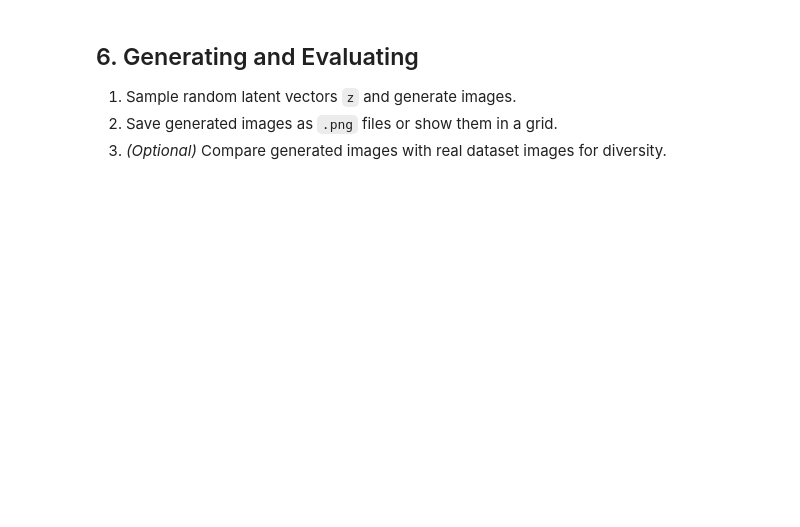
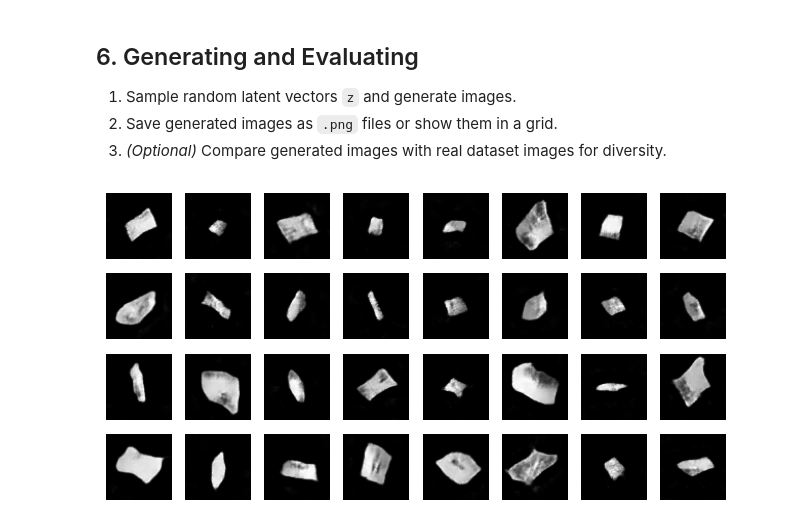
Before and after one commit to Floriannee/Deep_Generative_Models_GAN, a Jupyter notebook: TP_2_1_GAN_Lego.ipynb, the cells around one changed output. Saved outputs shown, nothing was run; the diff lists cells and outputs as text; code cells hidden in the pictures; blank space fills up the shorter version.

```diff
--- a/TP_2_1_GAN_Lego.ipynb
+++ b/TP_2_1_GAN_Lego.ipynb
@@ -186,9 +217,9 @@ generator = Generator().to(DEVICE)
 3. **Optional:** Add small noise to the labels so the discriminator does not overpower the generator.
 # %%
 # Losses & Optimizers
-criterion = nn.xxx()  # Binary Cross Entropy
-d_optimizer = xxx.xxx(xxx.parameters(), lr=LEARNING_RATE, betas=(BETA1, BETA2))
-g_optimizer = optim.Adam(xxx.parameters(), lr=LEARNING_RATE, betas=(BETA1, BETA2))
+criterion = nn.BCELoss()  # Binary Cross Entropy
+d_optimizer = optim.Adam(critic.parameters(), lr=LEARNING_RATE, betas=(BETA1, BETA2))
+g_optimizer = optim.Adam(generator.parameters(), lr=LEARNING_RATE, betas=(BETA1, BETA2))
 # %% [markdown]
 ### 3.1 Training Loop
 
@@ -212,26 +243,26 @@ for epoch in range(EPOCHS):
         batch_size = real_images.size(0)
 
         # 1) Train Discriminator
-        xxx.xxx()
+        critic.train()
 
         # True labels near 1, with noise
-        real_labels = torch.xxx(xxx, 1, device=DEVICE)
+        real_labels = torch.ones(batch_size, 1, device=DEVICE)
         real_noisy_labels = real_labels - NOISE_PARAM * torch.rand_like(real_labels)
         # Fake labels near 0, with noise
-        fake_labels = torch.xxx(xxx, 1, device=DEVICE)
+        fake_labels = torch.zeros(batch_size, 1, device=DEVICE)
         fake_noisy_labels = fake_labels + NOISE_PARAM * torch.rand_like(fake_labels)
 
-        real_preds = xxx(real_images)
-        real_loss = xxx(real_preds, real_noisy_labels)
+        real_preds = critic(real_images)
+        real_loss = criterion(real_preds, real_noisy_labels)
 
         z = torch.randn(batch_size, Z_DIM, 1, 1, device=DEVICE)
-        fake_images = xxx(z)
-        fake_preds = xxx(fake_images.detach())
-        fake_loss = xxx(fake_preds, fake_noisy_labels)
+        fake_images = generator(z)
+        fake_preds = critic(fake_images.detach())
+        fake_loss = criterion(fake_preds, fake_noisy_labels)
 
-        d_loss = (xxx + xxx) / 2
-        d_loss.xxx()
-        d_optimizer.xxx()
+        d_loss = (real_loss + fake_loss) / 2
+        d_loss.backward()
+        d_optimizer.step()
 
         # Discriminator accuracy
         d_real_acc = (real_preds.round() == real_labels).float().mean().item()
@@ -239,12 +270,12 @@ for epoch in range(EPOCHS):
         d_acc = (d_real_acc + d_fake_acc) / 2
 
         # 2) Train Generator
-        xxx.xxx()
-        fake_preds = xxx(fake_images)  # do not detach here
+        generator.train()
+        fake_preds = critic(fake_images)  # do not detach here
         # Generator wants the discriminator to predict "real"
-        g_loss = xxx(fake_preds, real_labels)
-        xxx.xxx()
-        xxx.xxx()
+        g_loss = criterion(fake_preds, real_labels)
+        g_loss.backward()
+        g_optimizer.step()
 
         g_acc = (fake_preds.round() == real_labels).float().mean().item()
 
@@ -273,6 +304,8 @@ If training does not work, the exercise proposes loading pre-trained generator a
 # %%
 # Load state dictionaries
 # GEN_PATH and CRITIC_PATH must be supplied
+GEN_PATH = "/content/tp2-1_simple_generator.pth"
+CRITIC_PATH = "/content/tp2-1_simple_discriminator.pth"
 generator.load_state_dict(torch.load(GEN_PATH, map_location=DEVICE))
 critic.load_state_dict(torch.load(CRITIC_PATH, map_location=DEVICE))
 generator.eval()
@@ -312,13 +365,16 @@ plt.show()
 # %%
 # Sampling: Generate a grid of images from random noise
 grid_width, grid_height = (8, 4)
-z_sample = torch.xxx(xxx * xxx, xxx, 1, 1, device=DEVICE)
-gen_imgs = xxx(z_sample).cpu().detach()
+z_sample = torch.randn(8 * 4, Z_DIM, 1, 1, device=DEVICE)
+gen_imgs = generator(z_sample).cpu().detach()
+
 
 fig = plt.figure(figsize=(grid_width, grid_height))
 for i in range(grid_width * grid_height):
     ax = fig.add_subplot(grid_height, grid_width, i + 1)
     ax.axis("off")
     # Each image shape: (1, 64, 64)
     ax.imshow(gen_imgs[i, 0, :, :], cmap="gray")
 plt.show()
+# %% [output]
+[figure, added]
```
Also changed, not shown: parts of 10 cells of this notebook.
